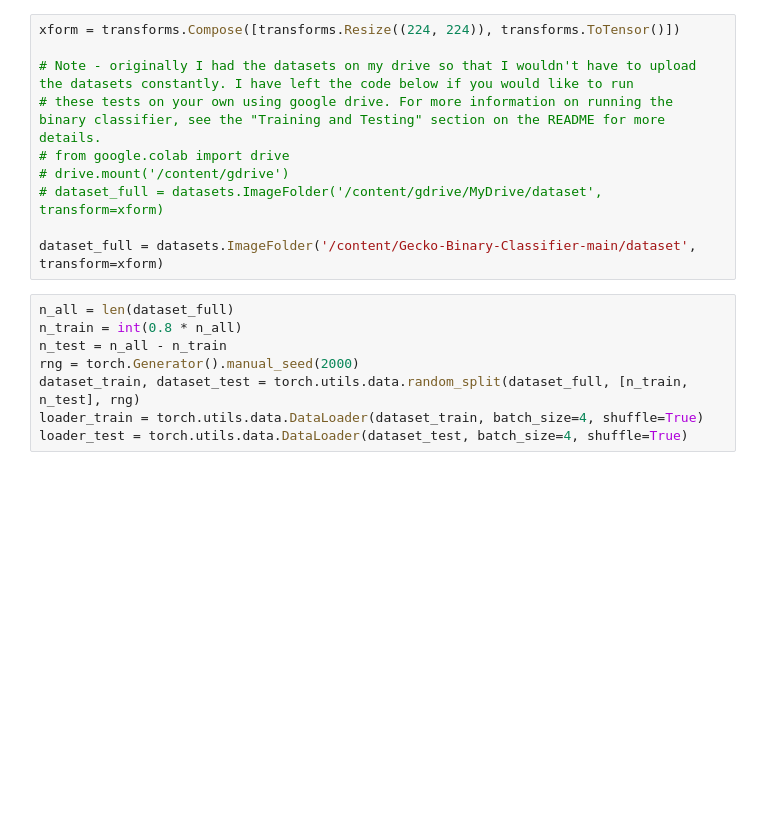
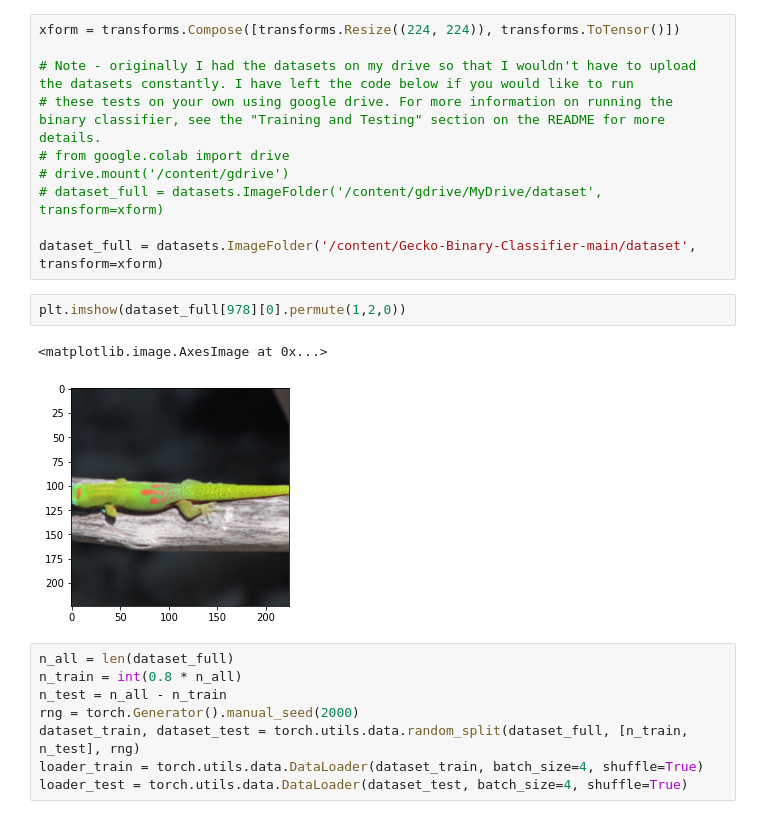
Before and after one commit to sandonli/Gecko-Binary-Classifier, a Jupyter notebook: training.ipynb, the cells around one changed output. Cells and saved outputs as stored; diff of their text form; blank space fills up the shorter version.

```diff
--- a/training.ipynb
+++ b/training.ipynb
@@ -25,6 +25,11 @@ xform = transforms.Compose([transforms.Resize((224, 224)), transforms.ToTensor()
 # dataset_full = datasets.ImageFolder('/content/gdrive/MyDrive/dataset', transform=xform)
 
 dataset_full = datasets.ImageFolder('/content/Gecko-Binary-Classifier-main/dataset', transform=xform)
+# %%
+plt.imshow(dataset_full[978][0].permute(1,2,0))
+# %% [output]
+<matplotlib.image.AxesImage at 0x...>
+[figure, added]
 # %%
 n_all = len(dataset_full)
 n_train = int(0.8 * n_all)
```
Also changed, not shown: parts of 4 cells of this notebook.
